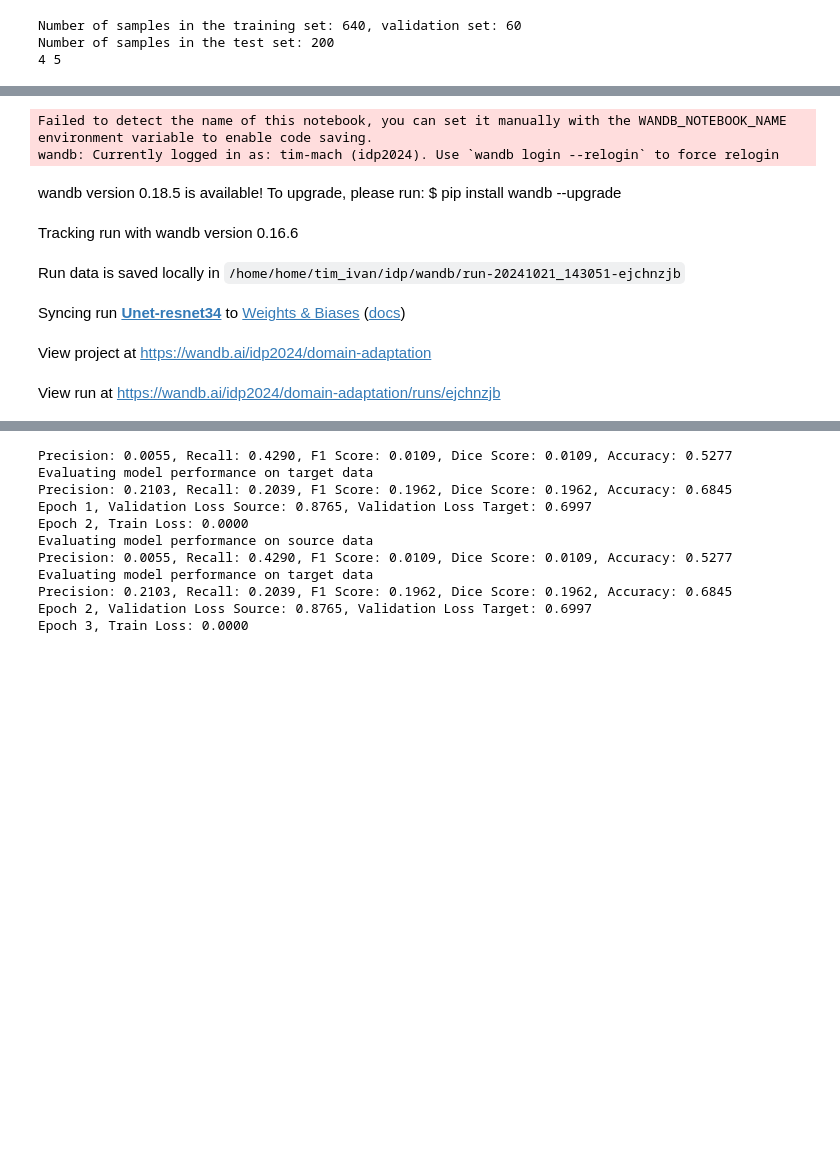
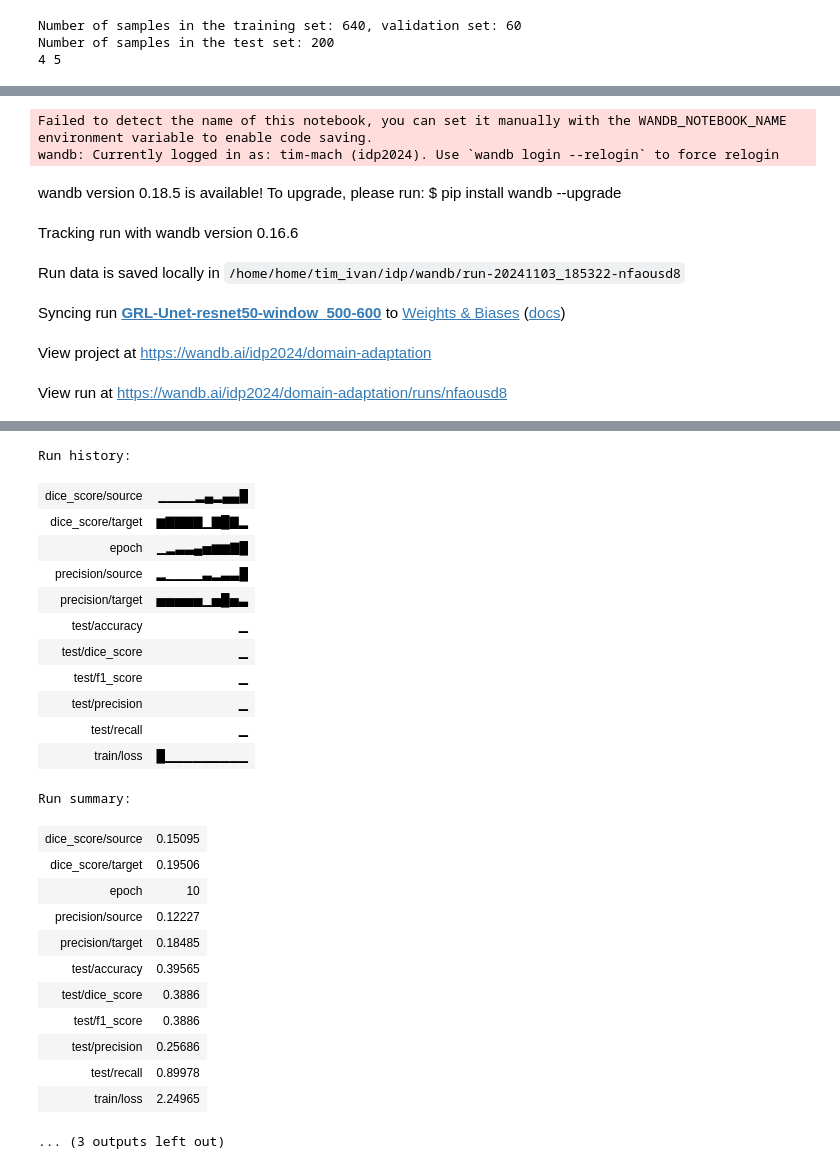
Before and after one commit to TimMachTUM/hsi-brain-segmentation, a Jupyter notebook: domain-adaptation.ipynb, the cells around one changed output, grey strips where cells are left out. Drawn from its saved outputs; the diff is of its cells as text; code cells hidden in the pictures; blank space fills up the shorter version.

Commit message:
refactored domain adaptation notebook

```diff
--- a/domain-adaptation.ipynb
+++ b/domain-adaptation.ipynb
@@ -6,21 +6,21 @@ from torch.utils.data import DataLoader
 import torch
 
 trainloader_source, validationloader_source, testloader_source = (
-    build_FIVES_dataloaders(batch_size=8, width=224, height=224)
+    build_FIVES_dataloaders(batch_size=16, width=224, height=224, cropped=True)
 )
 
-
+window=(500, 600)
 trainloader_target = build_hsi_dataloader(
     batch_size=8,
     train_split=1,
     val_split=0,
     test_split=0,
-    window=(400, 1100),
+    window=window,
     exclude_labeled_data=True,
 )[0]
 
 path = "./data/helicoid_with_labels"
-testset = HSIDataset(path, with_gt=True, window=(400, 1100))
+testset = HSIDataset(path, with_gt=True, window=window)
 testset.normalize_dataset()
 testloader_target = DataLoader(testset, batch_size=1, shuffle=False)
 print(len(trainloader_target), len(testloader_target))
@@ -31,32 +102,22 @@ Number of samples in the test set: 200
 # %%
 from segmentation_util import build_segmentation_model, build_criterion, build_optimizer
 import matplotlib.pyplot as plt
-from torch.autograd import Function
-from torchvision import models
 import torch.nn as nn
 import torch
 from domain_adaptation_training import model_pipeline
-from HSI_Net import ModelWithDomainAdaptation, DomainClassifierFC
 
-encoder = "resnet34"
+encoder = "resnet50"
 architecture = "Unet"
-device = torch.device("cuda:2" if torch.cuda.is_available() else "cpu")
+device = torch.device("cuda:3" if torch.cuda.is_available() else "cpu")
 lambda_param = 0.5
 learning_rate = 0.0157
+loss = "Dice"
 epochs = 10
 
-segmentation_model = build_segmentation_model(encoder, architecture, device)
-domain_classifier = DomainClassifierFC(num_domains=2).to(device)
-model = ModelWithDomainAdaptation(
-    segmentation_model, lambda_param=lambda_param, domain_classifier=domain_classifier
-).to(device)
-
-criterion = build_criterion("Dice")
-optimizer = build_optimizer(model, learning_rate=learning_rate, optimizer="Adam")
 
 config = {
-    "model": "{architecture}-{encoder}".format(
-        architecture=architecture, encoder=encoder
+    "model": "GRL-{architecture}-{encoder}-window_{window[0]}-{window[1]}".format(
+        architecture=architecture, encoder=encoder, window=window
     ),
     "encoder": encoder,
     "architecture": architecture,
@@ -66,23 +127,19 @@ config = {
     "batch_size_source": trainloader_source.batch_size,
     "batch_size_target": trainloader_target.batch_size,
     "epochs": epochs,
+    "loss": loss,
 }
 
 model, train_losses, val_losses_source, val_losses_target = model_pipeline(
-    model,
     trainloader_source,
     validationloader_source,
     testloader_source,
     trainloader_target,
     testloader_target,
-    criterion,
-    optimizer,
     config,
     project="domain-adaptation",
-    epochs=epochs,
-    model_name=config["model"],
     device=device,
-    batch_print=1,
+    batch_print=10,
     evaluate=True,
     with_overlays=True,
 )
@@ -102,7 +159,7 @@ Failed to detect the name of this notebook, you can set it manually with the WAN
 wandb: Currently logged in as: tim-mach (idp2024). Use `wandb login --relogin` to force relogin
 wandb version 0.18.5 is available! To upgrade, please run: $ pip install wandb --upgrade
 Tracking run with wandb version 0.16.6
-Run data is saved locally in /home/home/tim_ivan/idp/wandb/run-20241021_143051-ejchnzjb
+Run data is saved locally in /home/home/tim_ivan/idp/wandb/run-20241103_185322-nfaousd8
-Syncing run Unet-resnet34 to Weights & Biases (docs)
+Syncing run GRL-Unet-resnet50-window_500-600 to Weights & Biases (docs)
 View project at https://wandb.ai/idp2024/domain-adaptation
-View run at https://wandb.ai/idp2024/domain-adaptation/runs/ejchnzjb
+View run at https://wandb.ai/idp2024/domain-adaptation/runs/nfaousd8
@@ -111,11 +183,25 @@ Evaluating model performance on source data
-Precision: 0.0055, Recall: 0.4290, F1 Score: 0.0109, Dice Score: 0.0109, Accuracy: 0.5277
-Evaluating model performance on target data
-Precision: 0.2103, Recall: 0.2039, F1 Score: 0.1962, Dice Score: 0.1962, Accuracy: 0.6845
-Epoch 1, Validation Loss Source: 0.8765, Validation Loss Target: 0.6997
-Epoch 2, Train Loss: 0.0000
-Evaluating model performance on source data
-Precision: 0.0055, Recall: 0.4290, F1 Score: 0.0109, Dice Score: 0.0109, Accuracy: 0.5277
-Evaluating model performance on target data
-Precision: 0.2103, Recall: 0.2039, F1 Score: 0.1962, Dice Score: 0.1962, Accuracy: 0.6845
-Epoch 2, Validation Loss Source: 0.8765, Validation Loss Target: 0.6997
-Epoch 3, Train Loss: 0.0000
+Run history:
+| dice_score/source | ▁▁▁▁▂▄▂▄▄█ |
+| dice_score/target | ▆▇▇▇▇▁▇█▇▂ |
+| epoch | ▁▂▃▃▄▅▆▆▇█ |
+| precision/source | ▂▁▁▁▁▃▂▃▃█ |
+| precision/target | ▅▅▅▅▅▁▅█▅▃ |
+| test/accuracy | ▁ |
+| test/dice_score | ▁ |
+| test/f1_score | ▁ |
+| test/precision | ▁ |
+| test/recall | ▁ |
+| train/loss | █▁▁▁▁▁▁▁▁▁ |
+Run summary:
+| dice_score/source | 0.15095 |
+| dice_score/target | 0.19506 |
+| epoch | 10 |
+| precision/source | 0.12227 |
+| precision/target | 0.18485 |
+| test/accuracy | 0.39565 |
+| test/dice_score | 0.3886 |
+| test/f1_score | 0.3886 |
+| test/precision | 0.25686 |
+| test/recall | 0.89978 |
+| train/loss | 2.24965 |
+... (3 outputs left out)
```
Also changed, not shown: parts of 9 cells of this notebook.
